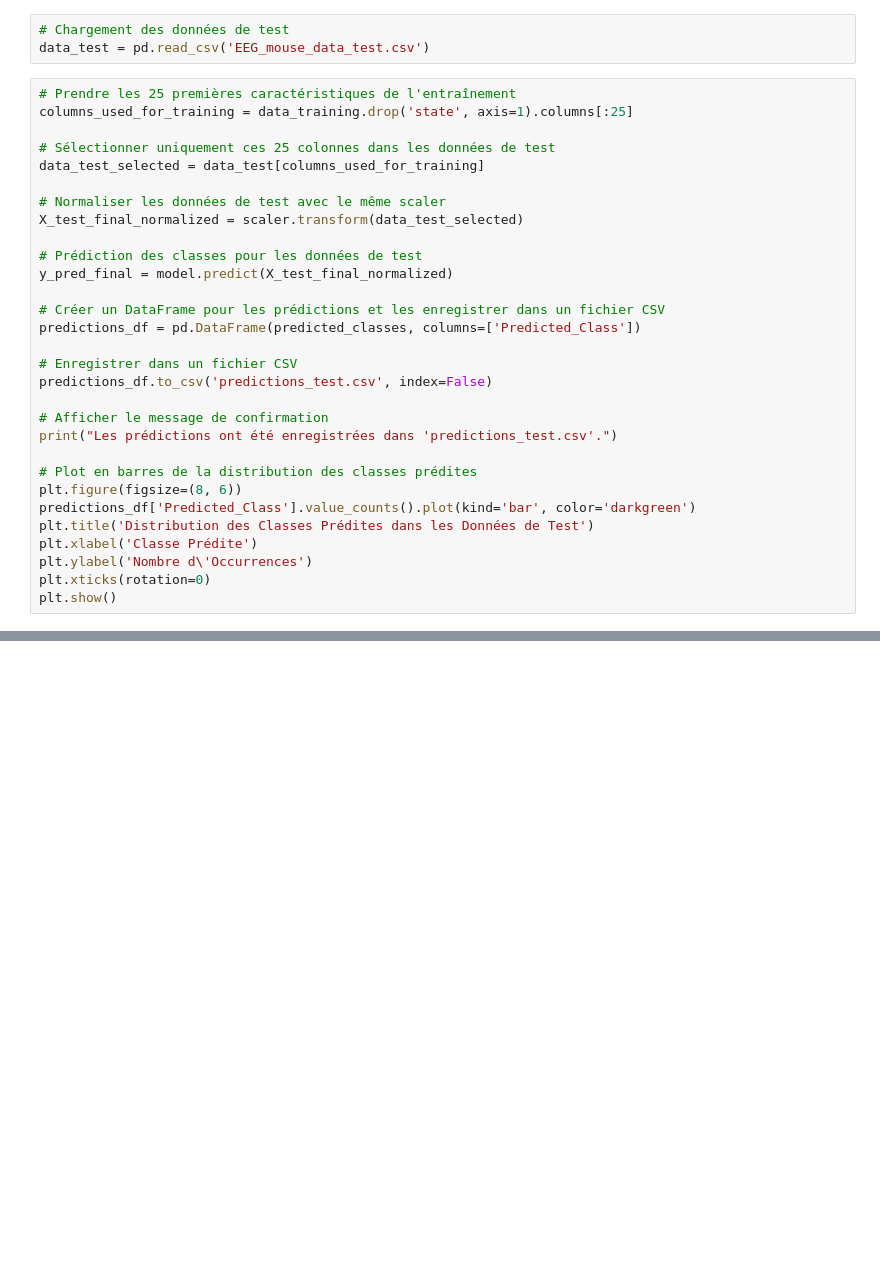
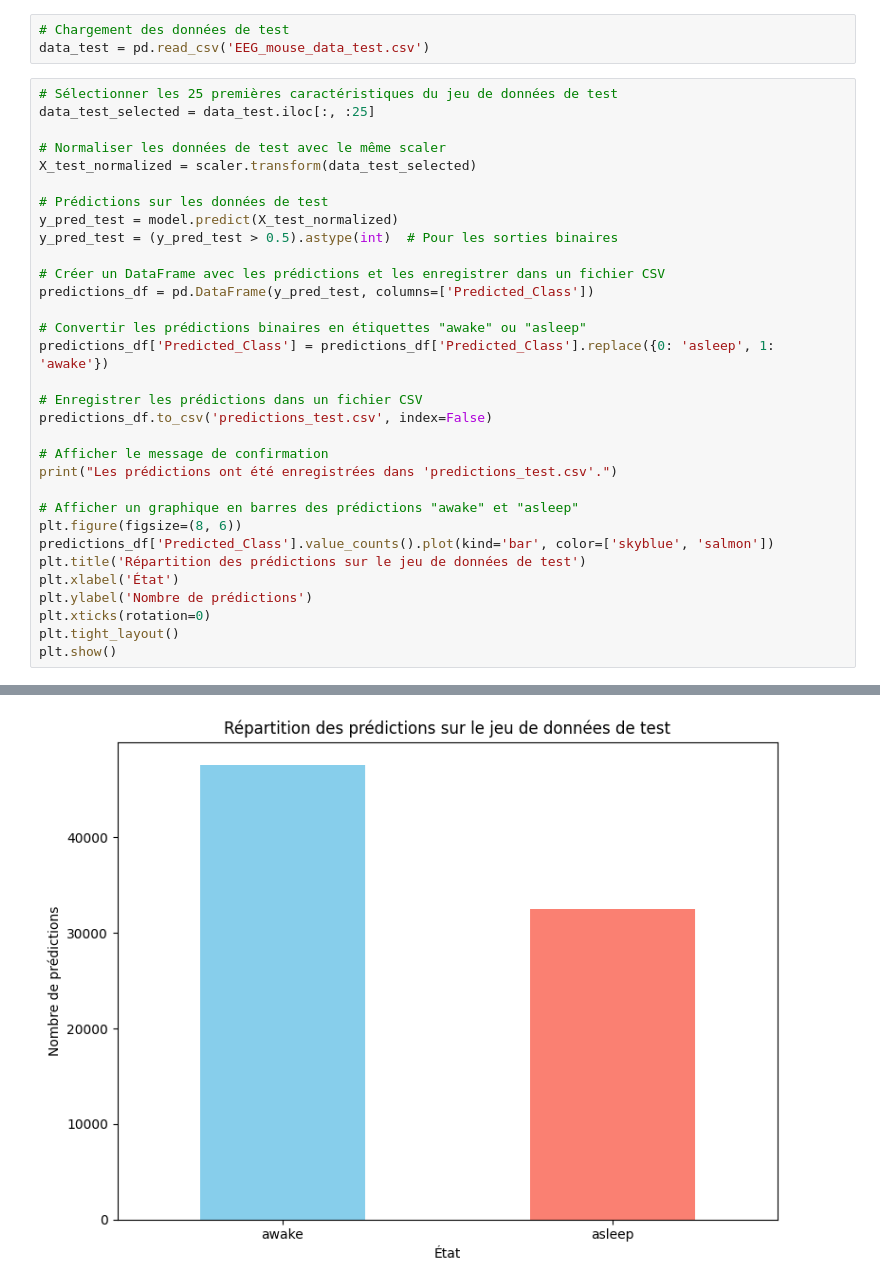
Before and after one commit to tasty-orange/ARN-labs, a Jupyter notebook: ARN_PW3_PT1_Piemontesi_Trueb.ipynb, the cells around one changed output, grey strips where cells are left out. Cells and saved outputs as stored; diff of their text form; blank space fills up the shorter version.

```diff
--- a/ARN_PW3_PT1_Piemontesi_Trueb.ipynb
+++ b/ARN_PW3_PT1_Piemontesi_Trueb.ipynb
@@ -175,32 +219,35 @@ print(f'\nF1-score moyen final : {mean_f1:.4f}')
 # Chargement des données de test
 data_test = pd.read_csv('EEG_mouse_data_test.csv')
 # %%
-# Prendre les 25 premières caractéristiques de l'entraînement
-columns_used_for_training = data_training.drop('state', axis=1).columns[:25]
-
-# Sélectionner uniquement ces 25 colonnes dans les données de test
-data_test_selected = data_test[columns_used_for_training]
+# Sélectionner les 25 premières caractéristiques du jeu de données de test
+data_test_selected = data_test.iloc[:, :25]
 
 # Normaliser les données de test avec le même scaler
-X_test_final_normalized = scaler.transform(data_test_selected)
+X_test_normalized = scaler.transform(data_test_selected)
 
-# Prédiction des classes pour les données de test
-y_pred_final = model.predict(X_test_final_normalized)
+# Prédictions sur les données de test
+y_pred_test = model.predict(X_test_normalized)
+y_pred_test = (y_pred_test > 0.5).astype(int)  # Pour les sorties binaires
 
-# Créer un DataFrame pour les prédictions et les enregistrer dans un fichier CSV
-predictions_df = pd.DataFrame(predicted_classes, columns=['Predicted_Class'])
+# Créer un DataFrame avec les prédictions et les enregistrer dans un fichier CSV
+predictions_df = pd.DataFrame(y_pred_test, columns=['Predicted_Class'])
 
-# Enregistrer dans un fichier CSV
+# Convertir les prédictions binaires en étiquettes "awake" ou "asleep"
+predictions_df['Predicted_Class'] = predictions_df['Predicted_Class'].replace({0: 'asleep', 1: 'awake'})
+
+# Enregistrer les prédictions dans un fichier CSV
 predictions_df.to_csv('predictions_test.csv', index=False)
 
 # Afficher le message de confirmation
 print("Les prédictions ont été enregistrées dans 'predictions_test.csv'.")
 
-# Plot en barres de la distribution des classes prédites
+# Afficher un graphique en barres des prédictions "awake" et "asleep"
 plt.figure(figsize=(8, 6))
-predictions_df['Predicted_Class'].value_counts().plot(kind='bar', color='darkgreen')
-plt.title('Distribution des Classes Prédites dans les Données de Test')
-plt.xlabel('Classe Prédite')
-plt.ylabel('Nombre d\'Occurrences')
+predictions_df['Predicted_Class'].value_counts().plot(kind='bar', color=['skyblue', 'salmon'])
+plt.title('Répartition des prédictions sur le jeu de données de test')
+plt.xlabel('État')
+plt.ylabel('Nombre de prédictions')
 plt.xticks(rotation=0)
+plt.tight_layout()
 plt.show()
+# %% [output]
@@ -206,0 +257 @@ plt.show()
+[figure, added]
```
Also changed, not shown: parts of 7 cells of this notebook.
